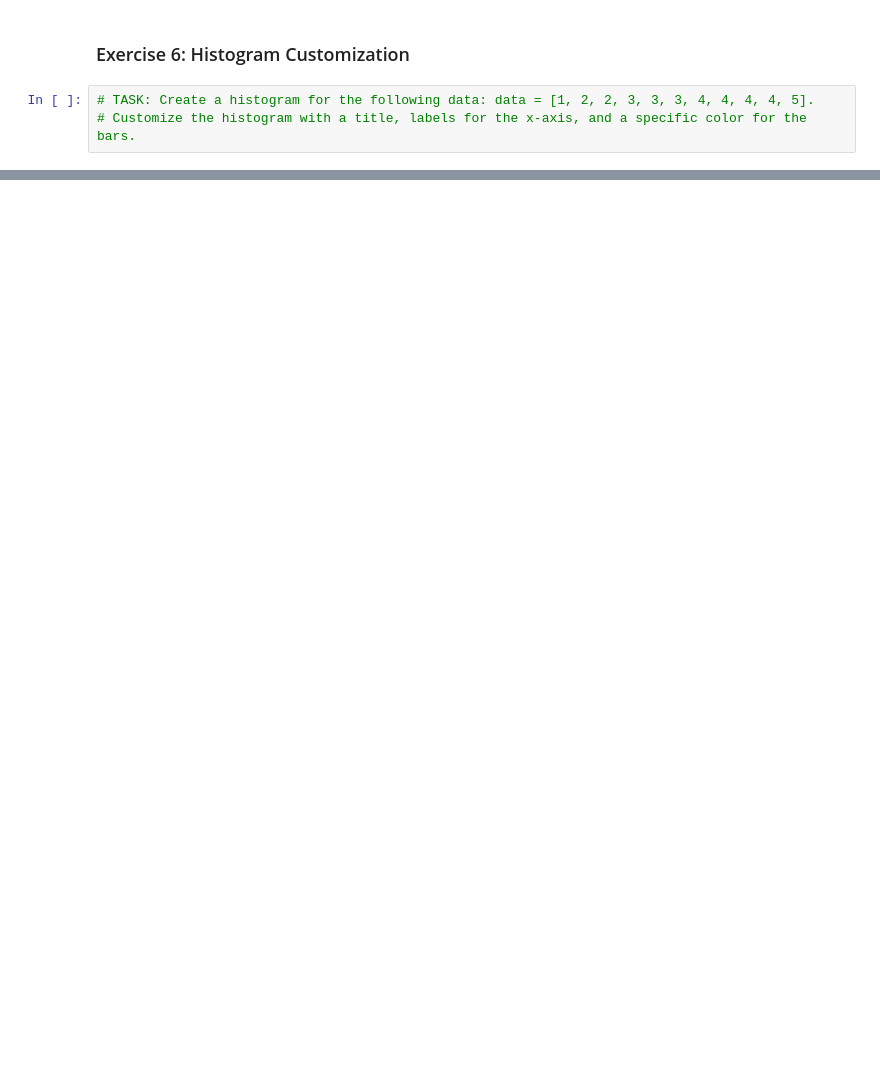
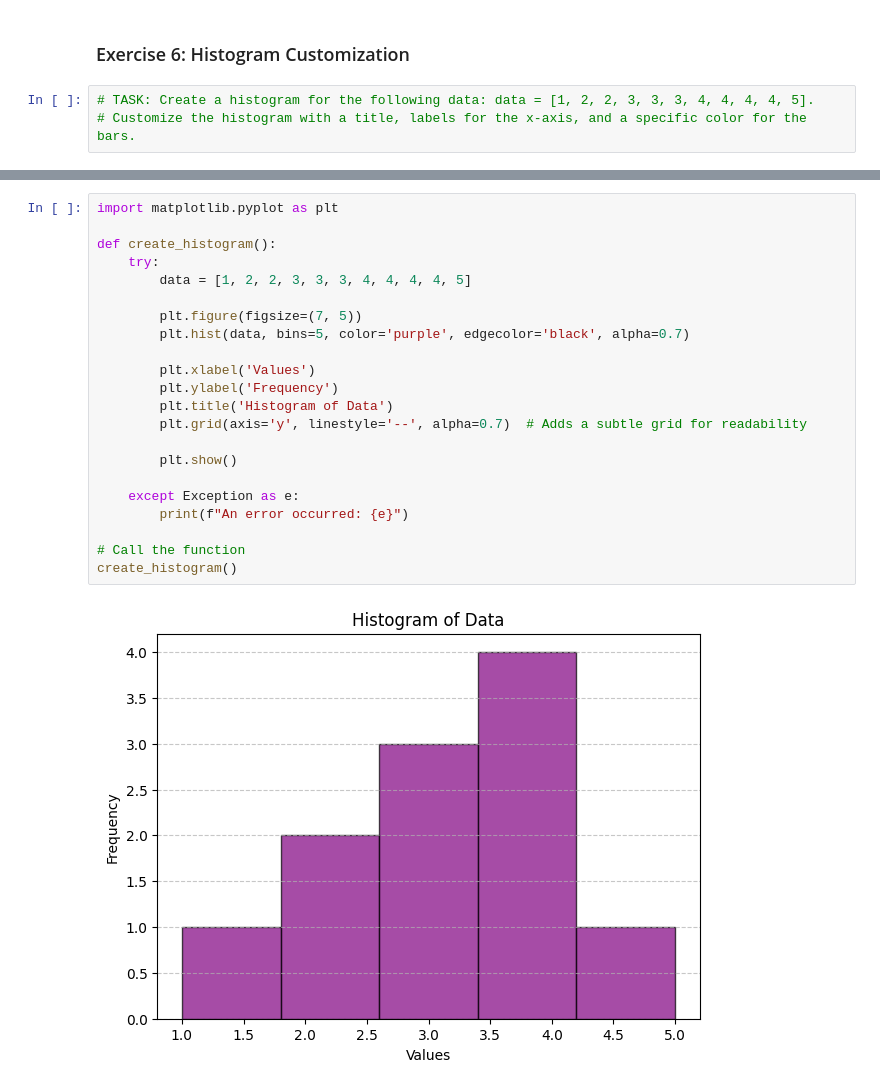
Before and after one commit to avi200306/python-jupyter-template, a Jupyter notebook: src/6-histogram.ipynb, the cells around one changed output, grey strips where cells are left out. Saved outputs shown, nothing was run; the diff lists cells and outputs as text; blank space fills up the shorter version.

```diff
--- a/src/6-histogram.ipynb
+++ b/src/6-histogram.ipynb
@@ -64,0 +6,24 @@ KeyboardInterrupt:
+# %%
+import matplotlib.pyplot as plt
+
+def create_histogram():
+    try:
+        data = [1, 2, 2, 3, 3, 3, 4, 4, 4, 4, 5]
+
+        plt.figure(figsize=(7, 5))
+        plt.hist(data, bins=5, color='purple', edgecolor='black', alpha=0.7)
+
+        plt.xlabel('Values')
+        plt.ylabel('Frequency')
+        plt.title('Histogram of Data')
+        plt.grid(axis='y', linestyle='--', alpha=0.7)  # Adds a subtle grid for readability
+
+        plt.show()
+
+    except Exception as e:
+        print(f"An error occurred: {e}")
+
+# Call the function
+create_histogram()
+# %% [output]
+[figure, added]
```
Also changed, not shown: parts of 1 cell of this notebook, 5 other files.
